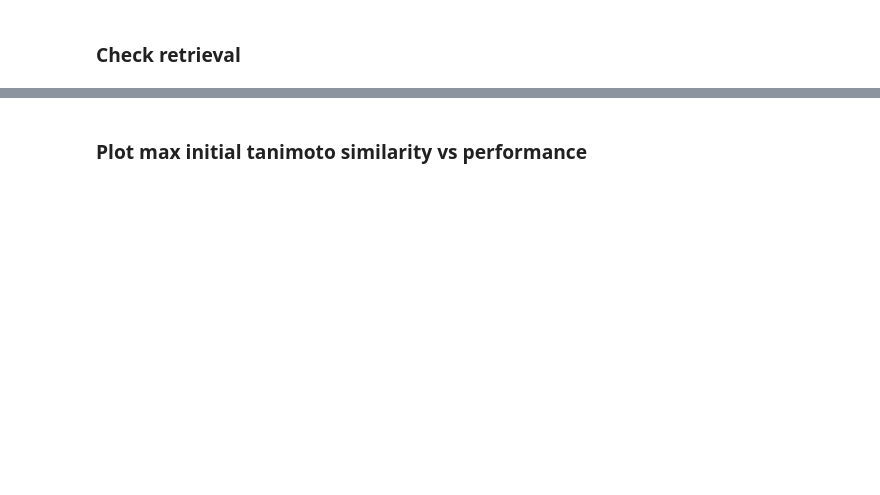
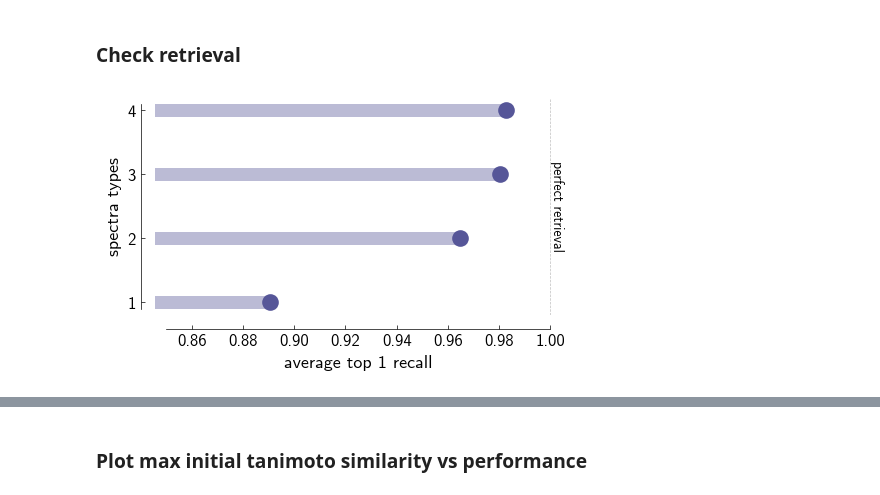
Before and after one commit to lamalab-org/secs, a Jupyter notebook: experiments/structure_elucidation/aggregate.ipynb, the cells around one changed output, grey strips where cells are left out. Saved outputs shown, nothing was run; the diff lists cells and outputs as text; code cells hidden in the pictures; blank space fills up the shorter version.

```diff
--- a/experiments/structure_elucidation/aggregate.ipynb
+++ b/experiments/structure_elucidation/aggregate.ipynb
@@ -176,7 +192,7 @@ def parallel_process_files(max_workers: int = None) -> list[pd.DataFrame]:
     """Main function to process files in parallel with caching."""
 
     # Get list of files
-    list_of_files = list(Path("cnmr_ir_hnmr_hsqc_seed_42").rglob("analyzer_candidates_output/*.csv"))
+    list_of_files = list(Path("cnmr_ir_hnmr_hsqc_seed_99").rglob("analyzer_candidates_output/*.csv"))
 
     # Sort files for consistent processing order
     list_of_files.sort()
@@ -213,7 +229,7 @@ def clear_cache():
 
 
 # Process files with parallel execution and caching
-read_files = parallel_process_files(max_workers=4)  # Adjust max_workers as needed
+read_files = parallel_process_files(max_workers=24)  # Adjust max_workers as needed
 # %%
 import matplotlib.pyplot as plt
 import numpy as np
@@ -358,48 +374,53 @@ fm.fontManager.addfont("CMU Sans Serif.ttf")
 
 # Adjust figure size - wider than tall for horizontal bars
 
-plt.figure(figsize=(5, 3))
+plt.figure(figsize=(5, 5 / 1.618))  # Adjusted for horizontal bars
 sorted_modalities = sorted(average_grouped_rates.keys())
 grouped_labels = ["1", "2", "3", "4"]  # Labels for the number of modalities
 grouped_values = [average_grouped_rates[mod] for mod in sorted_modalities]
 grouped_errors = [std_grouped_rates[mod] for mod in sorted_modalities]  # Get the standard deviations in order
 
 # Use plt.barh for horizontal bars
 # x-values are the rates, y-values are the labels
 # xerr is used for horizontal error bars
-plt.barh(grouped_labels, grouped_values, capsize=2, color="#565698b3", height=0.3, alpha=0.4)
+plt.barh(grouped_labels, grouped_values, capsize=2, color="#565698b3", height=0.2, alpha=0.4)
 
 # Swap axis labels
-plt.xlabel("average top 1 retrieval rate")
+plt.xlabel("average top 1 recall")  # X-axis now represents the average rates
 plt.ylabel("spectra types")  # Y-axis now represents the groups
 
 # Set x-axis limit from 0 to slightly above 1
 plt.xlim(0, 1.1)
 
 color = "#565698b3"  # Color for the markers, matching the bar color
 for i in range(len(grouped_values)):
     plt.plot(
-        grouped_values[i] - 0.01,  # X-position (rate + error + small offset)
+        grouped_values[i] - 0.001,  # X-position (rate + error + small offset)
         i,  # Y-position (index of the bar)
         "o",  # Marker style (circle)
-        markersize=15,  # Adjust marker size
+        markersize=12,  # Adjust marker size
         color=color,  # Match line color based on open source status
         alpha=1,  # Adjust transparency
         markerfacecolor=color,  # Fill with the same color
         markeredgewidth=0,  # Remove the marker edge/border
     )
 
 # Optional: Add the average rate value next to each bar
-for i, rate in enumerate(grouped_values):
-    # Position text horizontally next to the bar + error bar
-    # x-position is the rate + error + a small offset
-    # y-position is the index of the bar
-    plt.text(1.05, i, f"{rate:.2f}", ha="left", va="center")
+# for i, rate in enumerate(grouped_values):
+#     # Position text horizontally next to the bar + error bar
+#     # x-position is the rate + error + a small offset
+#     # y-position is the index of the bar
+#     plt.text(0.99, i, f"{rate:.2f}", ha="left", va="center")
 
 
-range_frame(x=np.array([0, 1]), y=np.array([-0.1, 3.1]), ax=plt.gca(), pad=0.03)
-
+range_frame(x=np.array([0.85, 1]), y=np.array([-0.1, 3.1]), ax=plt.gca(), pad=0.03)
+# line for perfect retrieval
+plt.axvline(x=1, color="k", linestyle="--", linewidth=0.5, alpha=0.25, label="perfect retrieval")
+# add horizontal text for perfect retrieval
+plt.text(1.0, 1.5, "perfect retrieval", va="center", ha="left", fontsize=10, alpha=1, rotation=270, color="k")
 
 plt.tight_layout()  # Adjust layout
-plt.savefig("grouped_retrieval_rates.pdf", bbox_inches="tight", dpi=300)
+plt.savefig("figures/grouped_retrieval_rates.pdf", bbox_inches="tight", dpi=300)
 plt.show()
+# %% [output]
+[figure, added]
```
Also changed, not shown: parts of 21 cells of this notebook, 9 other files.
